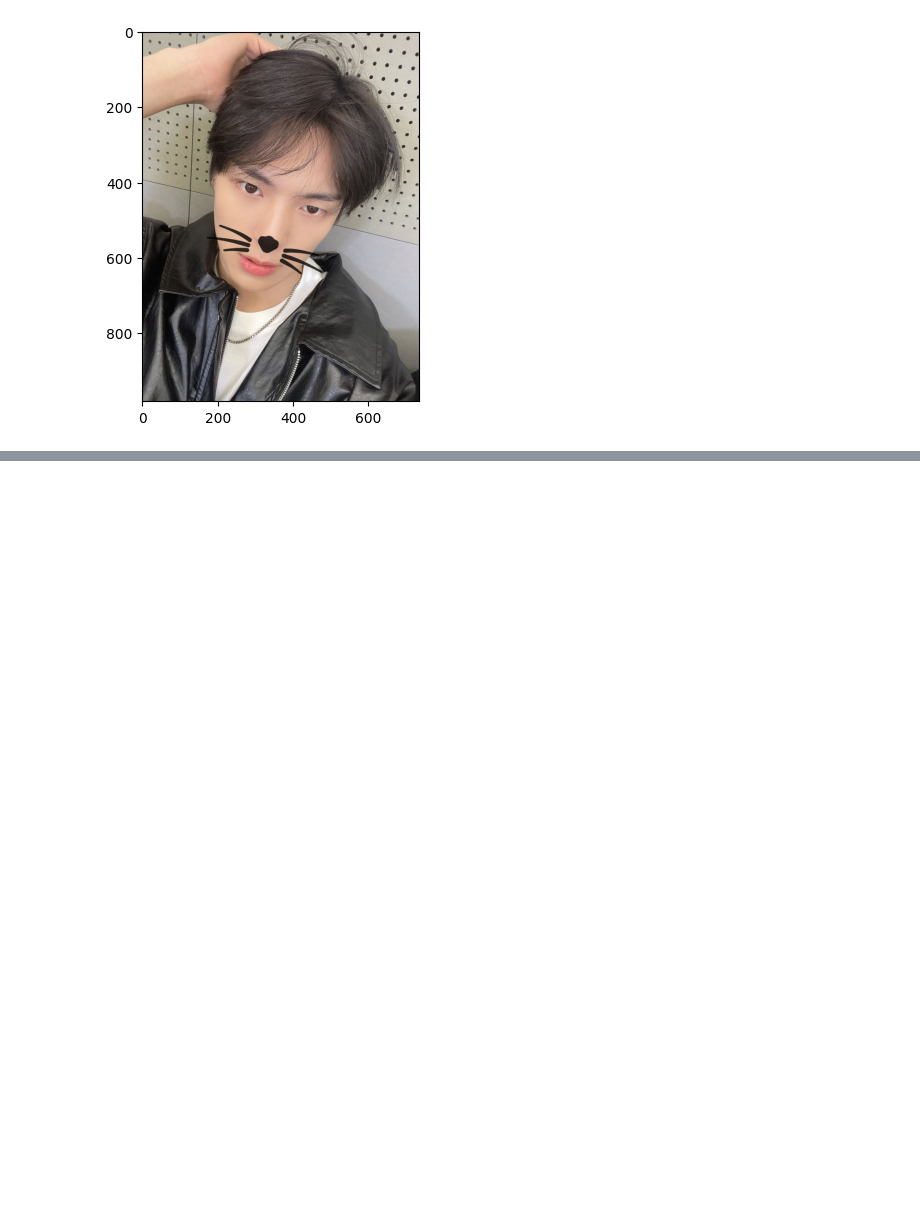
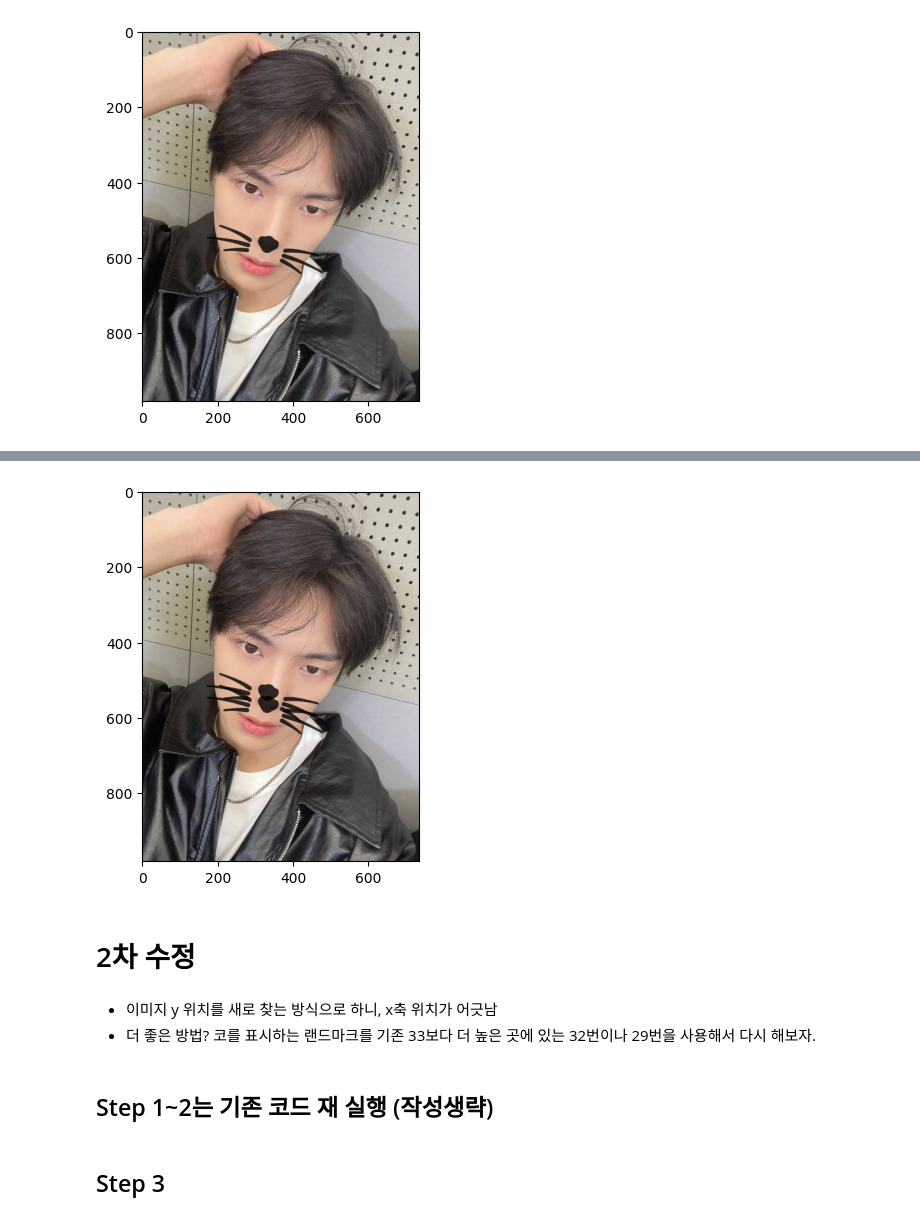
Before and after one commit to jinkyu0105-stack/ha_Park_AIFFEL_quest_eng, a Jupyter notebook: Computer_Vision/CV01/D29_고양이_수염_스티커_만들기.ipynb, the cells around one changed output, grey strips where cells are left out. Drawn from its saved outputs; the diff is of its cells as text; code cells hidden in the pictures; blank space fills up the shorter version.

```diff
--- a/Computer_Vision/CV01/D29_고양이_수염_스티커_만들기.ipynb
+++ b/Computer_Vision/CV01/D29_고양이_수염_스티커_만들기.ipynb
@@ -361,0 +390,26 @@ plt.show()
+# %%
+# 위에서 설명했으므로 생략
+sticker_area = img_bgr[refined_y:refined_y +img_sticker.shape[0], refined_x:refined_x+img_sticker.shape[1]]
+# 합성 공식: (스티커 * 알파) + (배경 * (1 - 알파))
+for c in range(3): # B, G, R 각 채널에 대해 계산
+    sticker_area[:, :, c] = (alpha_mask * img_sticker_rgb[:, :, c] +
+                             (1 - alpha_mask) * sticker_area[:, :, c])
+
+# 원본 이미지에 덮어쓰기 (정수형 변환)
+img_bgr[refined_y:refined_y+h_s, refined_x:refined_x+w_s] = sticker_area.astype(np.uint8)
+
+# 결과 출력
+import matplotlib.pyplot as plt
+plt.imshow(cv2.cvtColor(img_bgr, cv2.COLOR_BGR2RGB))
+plt.show()
+# %% [output]
+[figure, added]
+# %% [markdown]
+# 2차 수정
+# %% [markdown]
+* 이미지 y 위치를 새로 찾는 방식으로 하니, x축 위치가 어긋남
+* 더 좋은 방법? 코를 표시하는 랜드마크를 기존 33보다 더 높은 곳에 있는 32번이나 29번을 사용해서 다시 해보자.
+# %% [markdown]
+## Step 1~2는 기존 코드 재 실행 (작성생략)
+# %% [markdown]
+## Step 3
```
Also changed, not shown: parts of 40 cells of this notebook.
